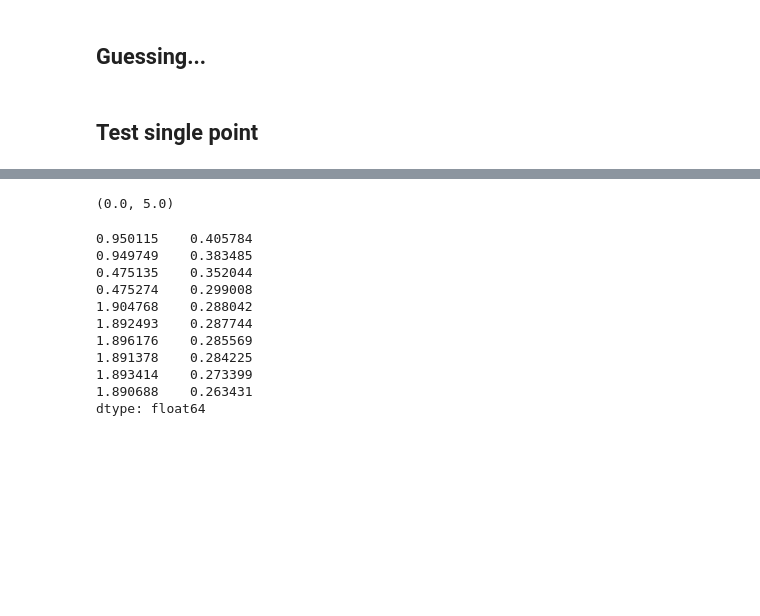
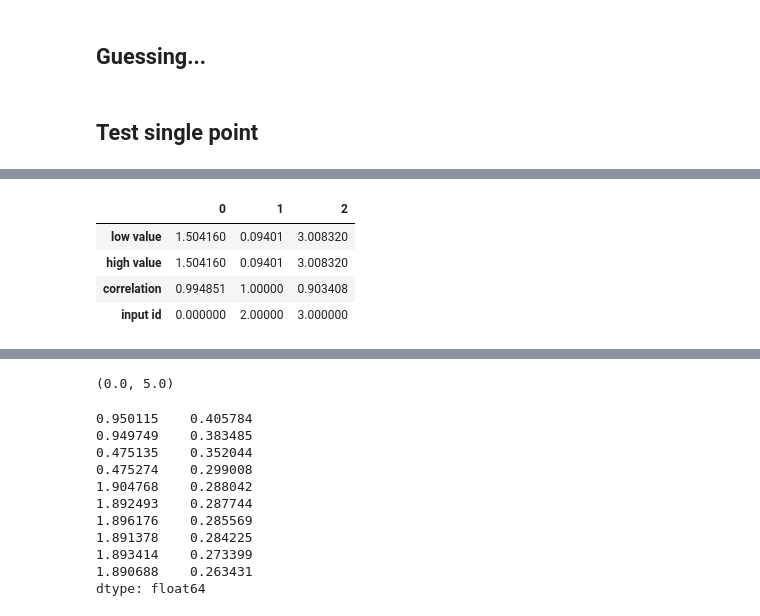
Before and after one commit to mu-triv/DPACv4, a Jupyter notebook: hwp.ipynb, the cells around one changed output, grey strips where cells are left out. Drawn from its saved outputs; the diff is of its cells as text; code cells hidden in the pictures; blank space fills up the shorter version.

```diff
--- a/hwp.ipynb
+++ b/hwp.ipynb
@@ -60,0 +114,11 @@ secret_number = 0.01931000
+# %%
+non_dublicated_candidates_index = duplicated_guess_ranges(candidates=candidates, precision=precision)
+non_dublicated_candidates = candidates[non_dublicated_candidates_index].T.reset_index(drop=True)
+non_dublicated_candidates = non_dublicated_candidates.T
+non_dublicated_candidates
+# %% [output]
+|  | 0 | 1 | 2 |
+| low value | 1.504160 | 0.09401 | 3.008320 |
+| high value | 1.504160 | 0.09401 | 3.008320 |
+| correlation | 0.994851 | 1.00000 | 0.903408 |
+| input id | 0.000000 | 2.00000 | 3.000000 |
```
Also changed, not shown: parts of 15 cells of this notebook, 2 other files.
